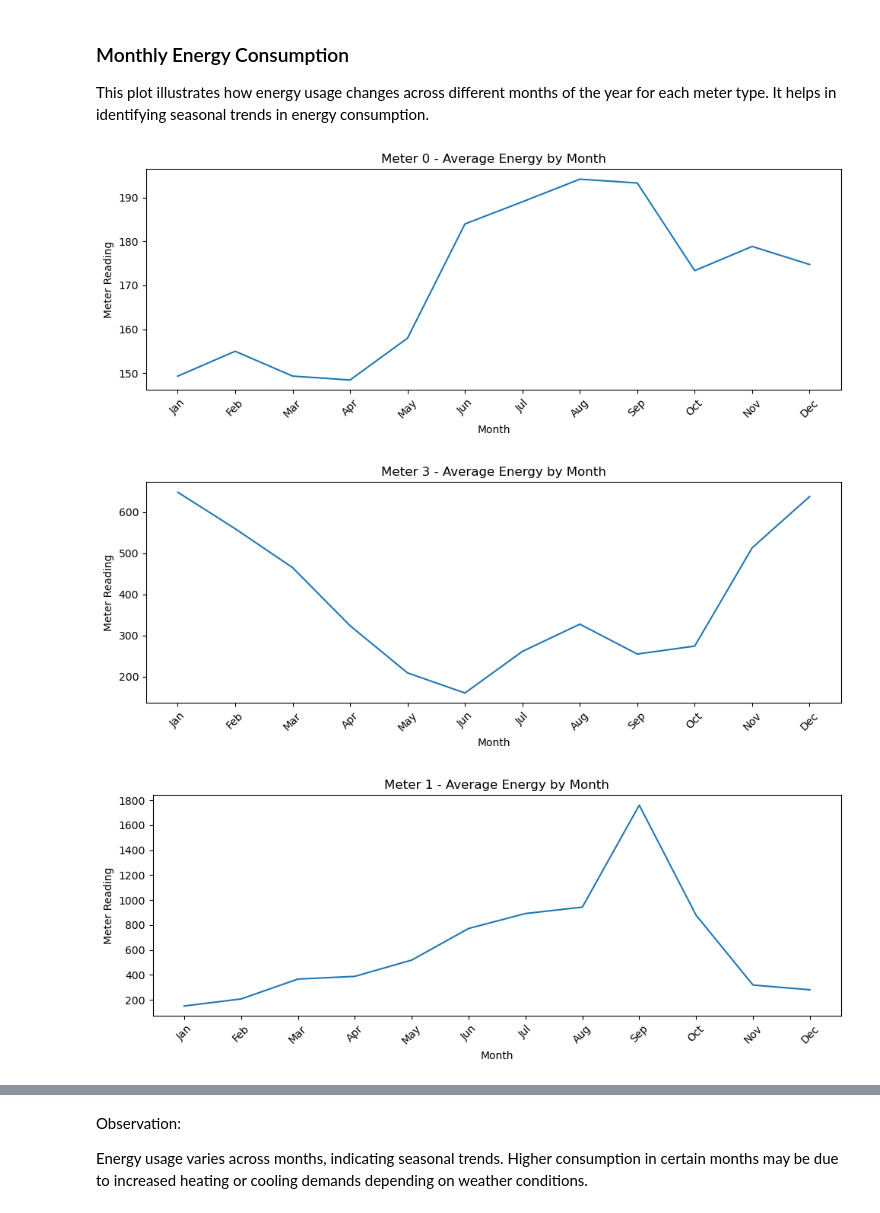
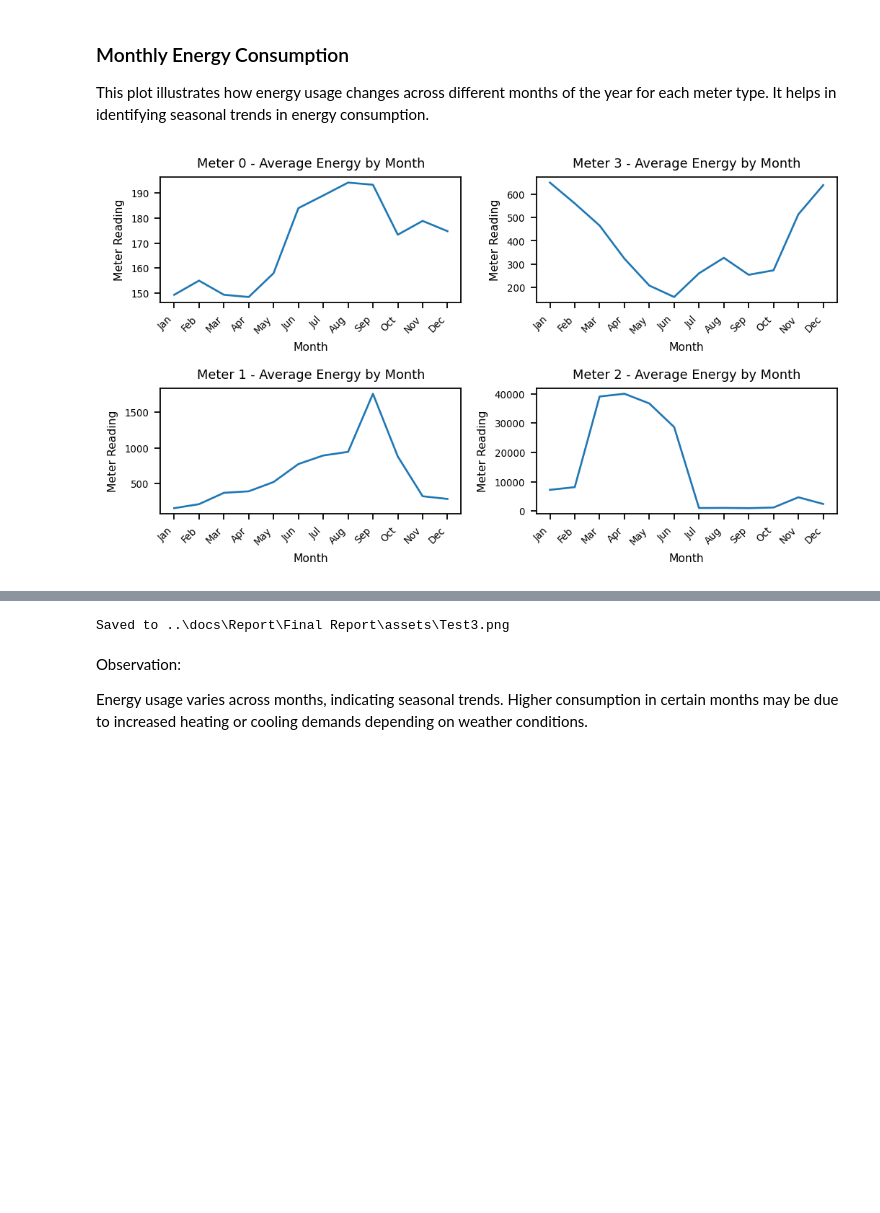
Before and after one commit to ZahraSabouri/CMT307_GreatEnergyPredictor, a Jupyter notebook: notebooks/Shivalika_TimeSeries_and_LightGBM.ipynb, the cells around one changed output, grey strips where cells are left out. Saved outputs shown, nothing was run; the diff lists cells and outputs as text; code cells hidden in the pictures; blank space fills up the shorter version.

```diff
--- a/notebooks/Shivalika_TimeSeries_and_LightGBM.ipynb
+++ b/notebooks/Shivalika_TimeSeries_and_LightGBM.ipynb
@@ -111,30 +109,39 @@ This indicates that building activity significantly influences energy usage patt
 This plot illustrates how energy usage changes across different months of the year for each meter type.
 It helps in identifying seasonal trends in energy consumption.
 # %%
+from pathlib import Path
+
+FINAL_REPORT_ASSETS_DIR = Path("../docs/Report/Final Report/assets")
+FINAL_REPORT_ASSETS_DIR.mkdir(parents=True, exist_ok=True)
+
 # ===============================
 # 5. AVERAGE ENERGY BY MONTH (per meter type)
 # ===============================
 
-month_labels = ["Jan","Feb","Mar","Apr","May","Jun",
-                "Jul","Aug","Sep","Oct","Nov","Dec"]
+month_labels = ["Jan", "Feb", "Mar", "Apr", "May", "Jun", "Jul", "Aug", "Sep", "Oct", "Nov", "Dec"]
+meter_order = list(df["meter"].drop_duplicates())
 
-for m in df["meter"].unique():
+fig, axes = plt.subplots(2, 2, figsize=(6.6, 3.8), dpi=160)
+axes = axes.ravel()
+
+for ax, m in zip(axes, meter_order):
     subset = df[df["meter"] == m]
-    monthly = subset.groupby("month")["meter_reading"].mean()
+    monthly = subset.groupby("month")["meter_reading"].mean().reindex(range(1, 13))
 
-    plt.figure(figsize=(10,4))
-    sns.lineplot(x=monthly.index, y=monthly.values)
+    ax.plot(monthly.index, monthly.values, linewidth=1.2)
+    ax.set_xticks(range(1, 13))
+    ax.set_xticklabels(month_labels, rotation=45, ha='right', fontsize=6)
+    ax.set_title(f"Meter {m} - Average Energy by Month", fontsize=8)
+    ax.set_xlabel("Month", fontsize=7)
+    ax.set_ylabel("Meter Reading", fontsize=7)
+    ax.tick_params(axis='y', labelsize=6)
 
-    # ✅ Set month names
-    plt.xticks(ticks=range(1,13), labels=month_labels, rotation=45)
+for ax in axes[len(meter_order):]:
+    ax.axis('off')
 
-    plt.title(f"Meter {m} - Average Energy by Month")
-    plt.xlabel("Month")
-    plt.ylabel("Meter Reading")
-
-    plt.tight_layout()
-    plt.show()
+fig.tight_layout(pad=1.0)
+fig.savefig(FINAL_REPORT_ASSETS_DIR / "Test3.png", dpi=300, bbox_inches='tight')
+plt.show()
+print(f"Saved to {FINAL_REPORT_ASSETS_DIR / 'Test3.png'}")
 # %% [output]
-[figure, old version]
+[figure, new version]
-[figure, removed]
-[figure, removed]
@@ -142,3 +148,4 @@ for m in df["meter"].unique():
+Saved to ..\docs\Report\Final Report\assets\Test3.png
 # %% [markdown]
 Observation:
 
```
Also changed, not shown: parts of 14 cells of this notebook, 23 other files.
